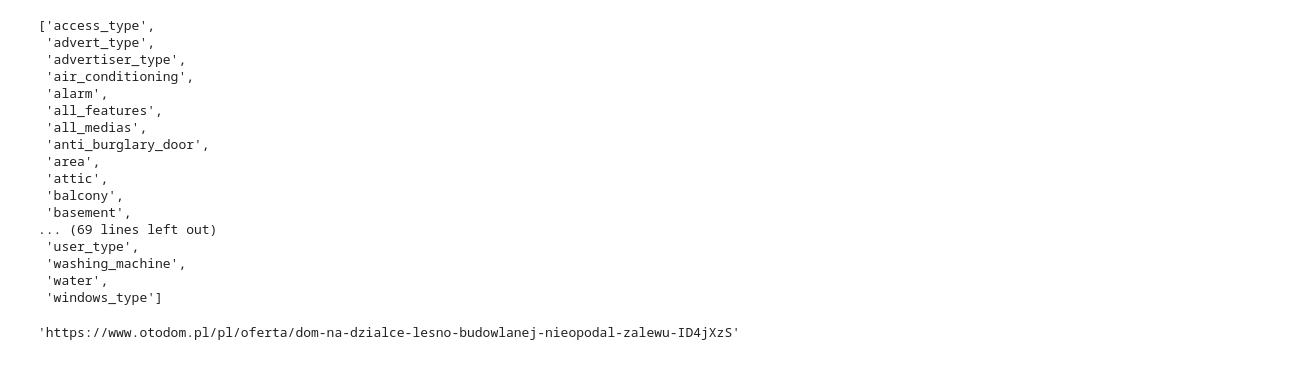
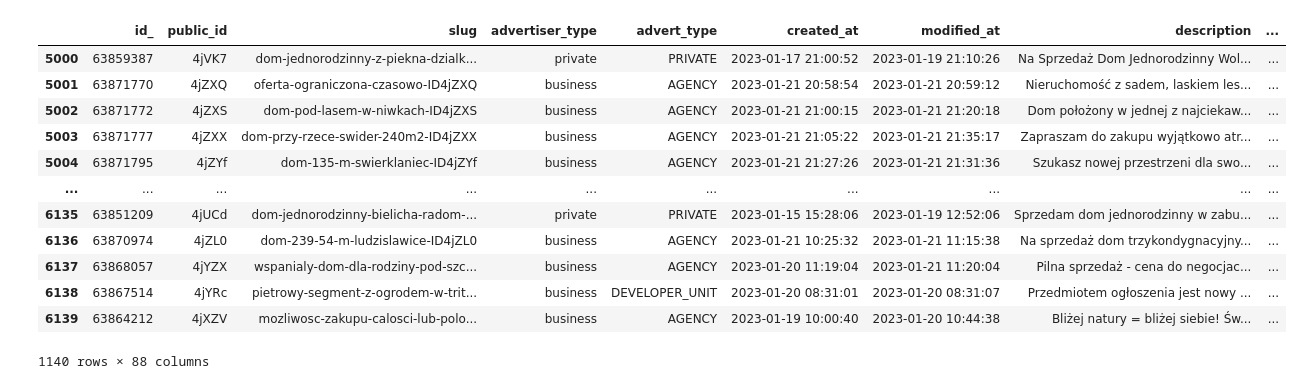
Before and after one commit to dariuszewski/real-estate-scraper, a Jupyter notebook: analysis/main.ipynb, the cells around one changed output. Drawn from its saved outputs; the diff is of its cells as text; code cells hidden in the pictures.

```diff
--- a/analysis/main.ipynb
+++ b/analysis/main.ipynb
@@ -26,24 +23,17 @@ df
-# %%
-sorted(df.columns)
-# %% [output]
-['access_type',
- 'advert_type',
- 'advertiser_type',
- 'air_conditioning',
- 'alarm',
- 'all_features',
- 'all_medias',
- 'anti_burglary_door',
- 'area',
- 'attic',
- 'balcony',
- 'basement',
-... (69 lines left out)
- 'user_type',
- 'washing_machine',
- 'water',
- 'windows_type']
-# %%
-df['url'][0]
-# %% [output]
-'https://www.otodom.pl/pl/oferta/dom-na-dzialce-lesno-budowlanej-nieopodal-zalewu-ID4jXzS'
+# %%
+houses = df[df['proper_type'] == 'house']
+houses
+# %% [output]
+|  | id_ | public_id | slug | advertiser_type | advert_type | created_at | modified_at | description | ... |
+| 5000 | 63859387 | 4jVK7 | dom-jednorodzinny-z-piekna-dzialk... | private | PRIVATE | 2023-01-17 21:00:52 | 2023-01-19 21:10:26 | Na Sprzedaż Dom Jednorodzinny Wol... | ... |
+| 5001 | 63871770 | 4jZXQ | oferta-ograniczona-czasowo-ID4jZXQ | business | AGENCY | 2023-01-21 20:58:54 | 2023-01-21 20:59:12 | Nieruchomość z sadem, laskiem les... | ... |
+| 5002 | 63871772 | 4jZXS | dom-pod-lasem-w-niwkach-ID4jZXS | business | AGENCY | 2023-01-21 21:00:15 | 2023-01-21 21:20:18 | Dom położony w jednej z najciekaw... | ... |
+| 5003 | 63871777 | 4jZXX | dom-przy-rzece-swider-240m2-ID4jZXX | business | AGENCY | 2023-01-21 21:05:22 | 2023-01-21 21:35:17 | Zapraszam do zakupu wyjątkowo atr... | ... |
+| 5004 | 63871795 | 4jZYf | dom-135-m-swierklaniec-ID4jZYf | business | AGENCY | 2023-01-21 21:27:26 | 2023-01-21 21:31:36 | Szukasz nowej przestrzeni dla swo... | ... |
+| ... | ... | ... | ... | ... | ... | ... | ... | ... | ... |
+| 6135 | 63851209 | 4jUCd | dom-jednorodzinny-bielicha-radom-... | private | PRIVATE | 2023-01-15 15:28:06 | 2023-01-19 12:52:06 | Sprzedam dom jednorodzinny w zabu... | ... |
+| 6136 | 63870974 | 4jZL0 | dom-239-54-m-ludzislawice-ID4jZL0 | business | AGENCY | 2023-01-21 10:25:32 | 2023-01-21 11:15:38 | Na sprzedaż dom trzykondygnacyjny... | ... |
+| 6137 | 63868057 | 4jYZX | wspanialy-dom-dla-rodziny-pod-szc... | business | AGENCY | 2023-01-20 11:19:04 | 2023-01-21 11:20:04 | Pilna sprzedaż - cena do negocjac... | ... |
+| 6138 | 63867514 | 4jYRc | pietrowy-segment-z-ogrodem-w-trit... | business | DEVELOPER_UNIT | 2023-01-20 08:31:01 | 2023-01-20 08:31:07 | Przedmiotem ogłoszenia jest nowy ... | ... |
+| 6139 | 63864212 | 4jXZV | mozliwosc-zakupu-calosci-lub-polo... | business | AGENCY | 2023-01-19 10:00:40 | 2023-01-20 10:44:38 | Bliżej natury = bliżej siebie! Św... | ... |
+1140 rows × 88 columns
```
Also changed, not shown: parts of 5 cells of this notebook, 12 other files.
